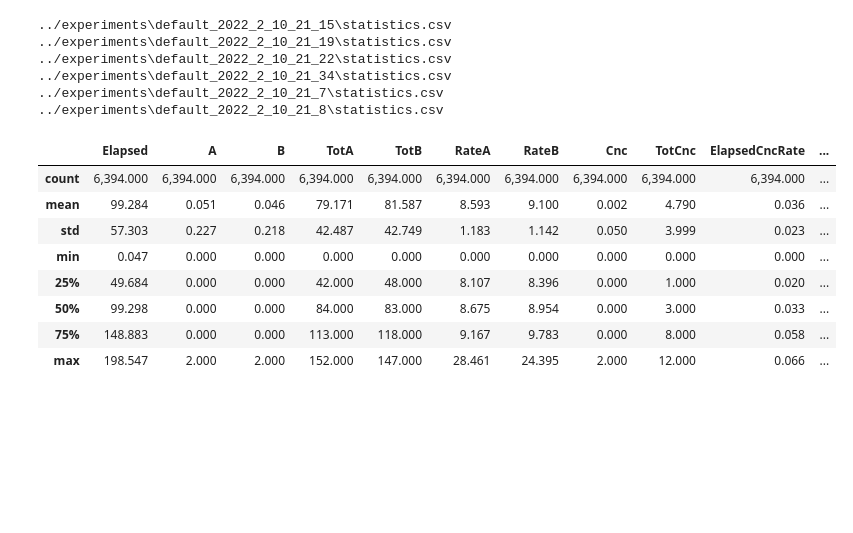
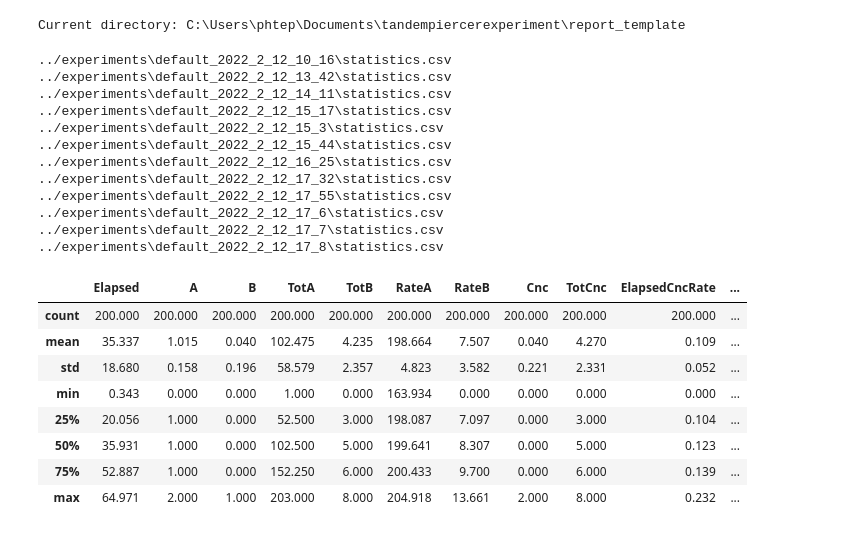
Before and after one commit to markomanninen/tandempiercerexperiment, a Jupyter notebook: report_template/report_summary.ipynb, the cells around one changed output. Saved outputs shown, nothing was run; the diff lists cells and outputs as text; code cells hidden in the pictures; blank space fills up the shorter version.

```diff
--- a/report_template/report_summary.ipynb
+++ b/report_template/report_summary.ipynb
@@ -1,13 +0,0 @@
-# %%
-%pylab inline
-
-import matplotlib.pyplot as plt
-import matplotlib.ticker as ticker
-
-from datetime import datetime
-import pandas as pd
-import os, glob
-
-pd.options.display.float_format = '{:,.3f}'.format
-
-print("Current directory: %s" % os.getcwd())
@@ -200,22 +7,33 @@ class Stats():
+# %%
+import os
+print("Current directory: %s" % os.getcwd())
+# %% [output]
+Current directory: C:\Users\phtep\Documents\tandempiercerexperiment\report_template
 # %%
 st = Stats()
-st.print_experiment_stat_files();
+st.print_experiment_stat_files("../experiments/default_2022_2_12*");
 # %% [output]
-../experiments\default_2022_2_10_21_15\statistics.csv
-../experiments\default_2022_2_10_21_19\statistics.csv
-../experiments\default_2022_2_10_21_22\statistics.csv
-../experiments\default_2022_2_10_21_34\statistics.csv
-../experiments\default_2022_2_10_21_7\statistics.csv
-../experiments\default_2022_2_10_21_8\statistics.csv
+../experiments\default_2022_2_12_10_16\statistics.csv
+../experiments\default_2022_2_12_13_42\statistics.csv
+../experiments\default_2022_2_12_14_11\statistics.csv
+../experiments\default_2022_2_12_15_17\statistics.csv
+../experiments\default_2022_2_12_15_3\statistics.csv
+../experiments\default_2022_2_12_15_44\statistics.csv
+../experiments\default_2022_2_12_16_25\statistics.csv
+../experiments\default_2022_2_12_17_32\statistics.csv
+../experiments\default_2022_2_12_17_55\statistics.csv
+../experiments\default_2022_2_12_17_6\statistics.csv
+../experiments\default_2022_2_12_17_7\statistics.csv
+../experiments\default_2022_2_12_17_8\statistics.csv
 # %%
-st.read_stats_dataframe("../experiments\default_2022_2_10_21_34\statistics.csv").describe()
+st.read_stats_dataframe("../experiments\default_2022_2_12_17_6\statistics.csv").describe()
 # %% [output]
 |  | Elapsed | A | B | TotA | TotB | RateA | RateB | Cnc | TotCnc | ElapsedCncRate | ... |
-| count | 6,394.000 | 6,394.000 | 6,394.000 | 6,394.000 | 6,394.000 | 6,394.000 | 6,394.000 | 6,394.000 | 6,394.000 | 6,394.000 | ... |
-| mean | 99.284 | 0.051 | 0.046 | 79.171 | 81.587 | 8.593 | 9.100 | 0.002 | 4.790 | 0.036 | ... |
-| std | 57.303 | 0.227 | 0.218 | 42.487 | 42.749 | 1.183 | 1.142 | 0.050 | 3.999 | 0.023 | ... |
-| min | 0.047 | 0.000 | 0.000 | 0.000 | 0.000 | 0.000 | 0.000 | 0.000 | 0.000 | 0.000 | ... |
-| 25% | 49.684 | 0.000 | 0.000 | 42.000 | 48.000 | 8.107 | 8.396 | 0.000 | 1.000 | 0.020 | ... |
-| 50% | 99.298 | 0.000 | 0.000 | 84.000 | 83.000 | 8.675 | 8.954 | 0.000 | 3.000 | 0.033 | ... |
-| 75% | 148.883 | 0.000 | 0.000 | 113.000 | 118.000 | 9.167 | 9.783 | 0.000 | 8.000 | 0.058 | ... |
-| max | 198.547 | 2.000 | 2.000 | 152.000 | 147.000 | 28.461 | 24.395 | 2.000 | 12.000 | 0.066 | ... |
+| count | 200.000 | 200.000 | 200.000 | 200.000 | 200.000 | 200.000 | 200.000 | 200.000 | 200.000 | 200.000 | ... |
+| mean | 35.337 | 1.015 | 0.040 | 102.475 | 4.235 | 198.664 | 7.507 | 0.040 | 4.270 | 0.109 | ... |
+| std | 18.680 | 0.158 | 0.196 | 58.579 | 2.357 | 4.823 | 3.582 | 0.221 | 2.331 | 0.052 | ... |
+| min | 0.343 | 0.000 | 0.000 | 1.000 | 0.000 | 163.934 | 0.000 | 0.000 | 0.000 | 0.000 | ... |
+| 25% | 20.056 | 1.000 | 0.000 | 52.500 | 3.000 | 198.087 | 7.097 | 0.000 | 3.000 | 0.104 | ... |
+| 50% | 35.931 | 1.000 | 0.000 | 102.500 | 5.000 | 199.641 | 8.307 | 0.000 | 5.000 | 0.123 | ... |
+| 75% | 52.887 | 1.000 | 0.000 | 152.250 | 6.000 | 200.433 | 9.700 | 0.000 | 6.000 | 0.139 | ... |
+| max | 64.971 | 2.000 | 1.000 | 203.000 | 8.000 | 204.918 | 13.661 | 2.000 | 8.000 | 0.232 | ... |
```
Also changed, not shown: parts of 20 cells of this notebook.
